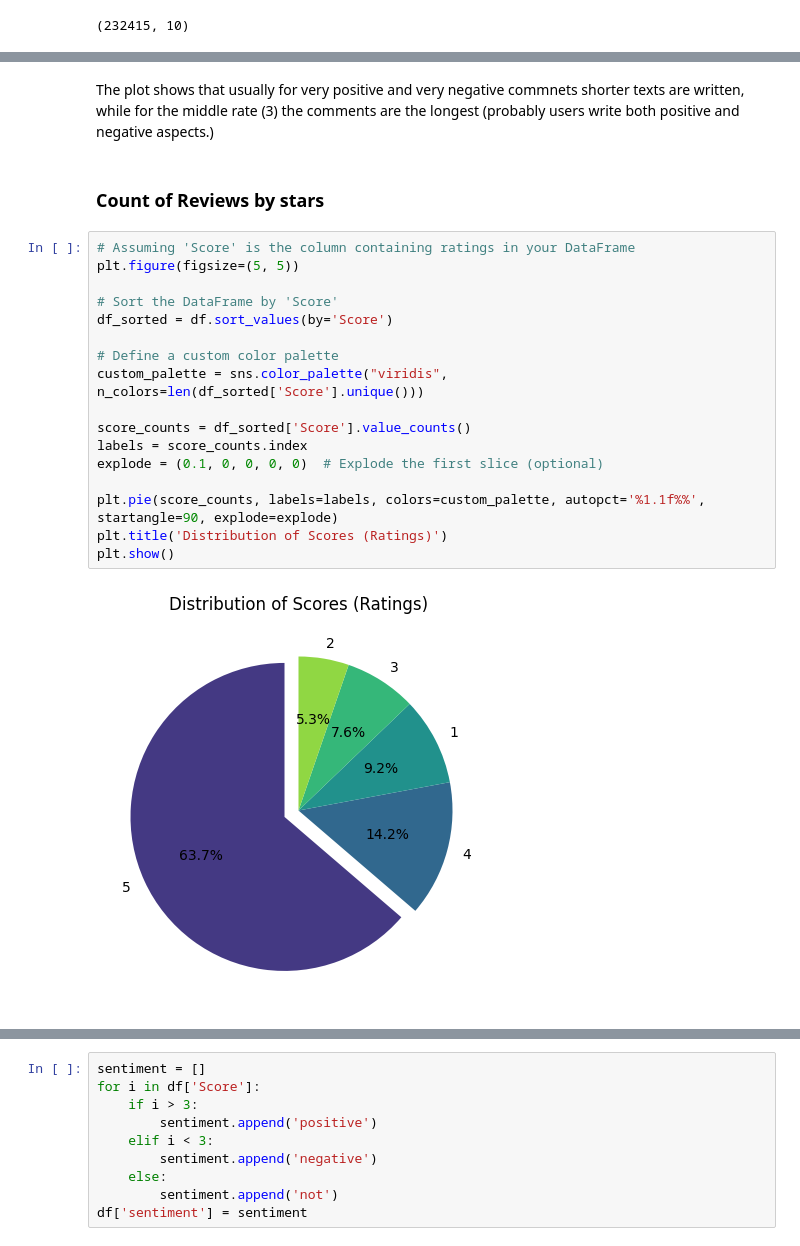
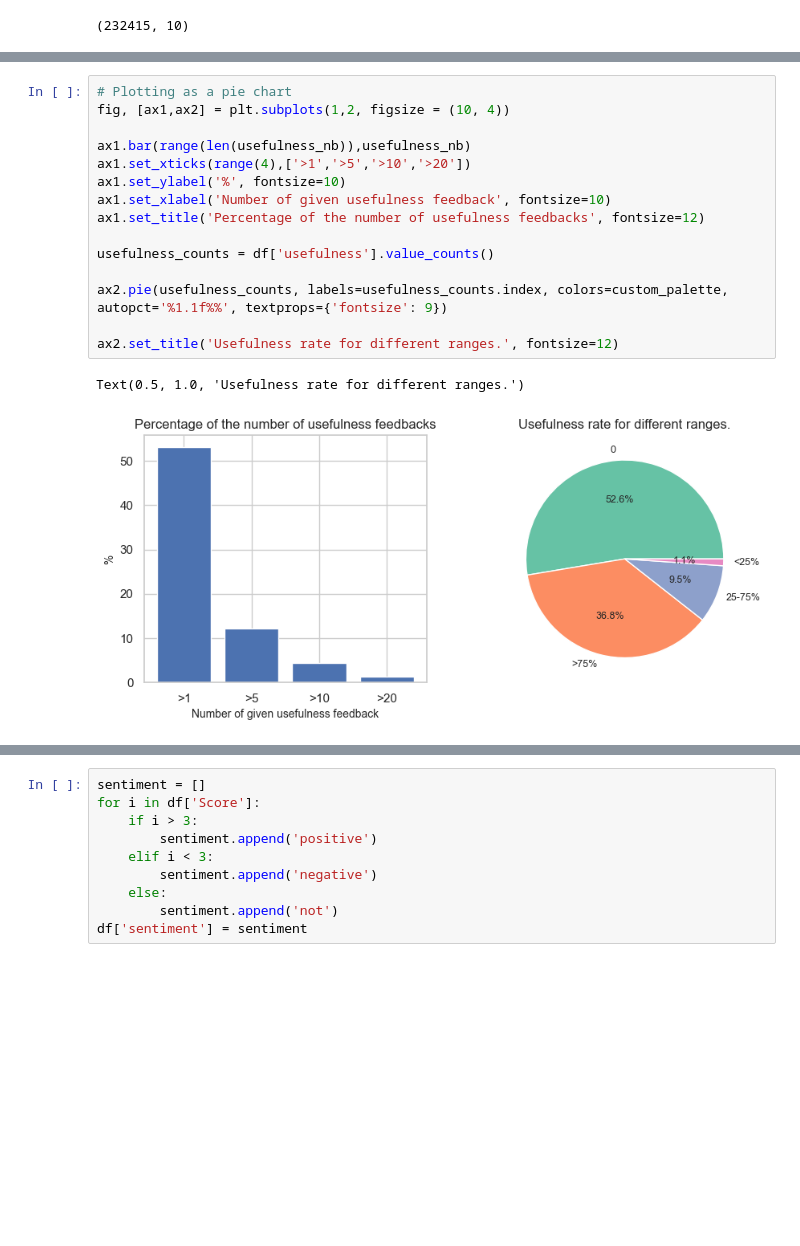
Before and after one commit to 87tana/NLP_SentimentAnalysis, a Jupyter notebook: EDA Feature Engineering Text Preprocessing.ipynb, the cells around one changed output, grey strips where cells are left out. Drawn from its saved outputs; the diff is of its cells as text; blank space fills up the shorter version.

```diff
--- a/EDA Feature Engineering Text Preprocessing.ipynb
+++ b/EDA Feature Engineering Text Preprocessing.ipynb
@@ -298,23 +264,18 @@ plt.show()
-# %% [markdown]
-The plot shows that usually for very positive and very negative commnets shorter texts are written, while for the middle rate (3) the comments are the longest (probably users write both positive and negative aspects.)
-# %% [markdown]
-###  Count of Reviews by stars
-# %%
-# Assuming 'Score' is the column containing ratings in your DataFrame
-plt.figure(figsize=(5, 5))
-
-# Sort the DataFrame by 'Score'
-df_sorted = df.sort_values(by='Score')
-
-# Define a custom color palette
-custom_palette = sns.color_palette("viridis", n_colors=len(df_sorted['Score'].unique()))
-
-score_counts = df_sorted['Score'].value_counts()
-labels = score_counts.index
-explode = (0.1, 0, 0, 0, 0)  # Explode the first slice (optional)
-
-plt.pie(score_counts, labels=labels, colors=custom_palette, autopct='%1.1f%%', startangle=90, explode=explode)
-plt.title('Distribution of Scores (Ratings)')
-plt.show()
-# %% [output]
-[figure, old version]
+# %%
+# Plotting as a pie chart
+fig, [ax1,ax2] = plt.subplots(1,2, figsize = (10, 4))
+
+ax1.bar(range(len(usefulness_nb)),usefulness_nb)
+ax1.set_xticks(range(4),['>1','>5','>10','>20'])
+ax1.set_ylabel('%', fontsize=10)
+ax1.set_xlabel('Number of given usefulness feedback', fontsize=10)
+ax1.set_title('Percentage of the number of usefulness feedbacks', fontsize=12)
+
+usefulness_counts = df['usefulness'].value_counts()
+
+ax2.pie(usefulness_counts, labels=usefulness_counts.index, colors=custom_palette, autopct='%1.1f%%', textprops={'fontsize': 9})
+
+ax2.set_title('Usefulness rate for different ranges.', fontsize=12)
+# %% [output]
+Text(0.5, 1.0, 'Usefulness rate for different ranges.')
+[figure, added]
```
Also changed, not shown: parts of 112 cells of this notebook.
